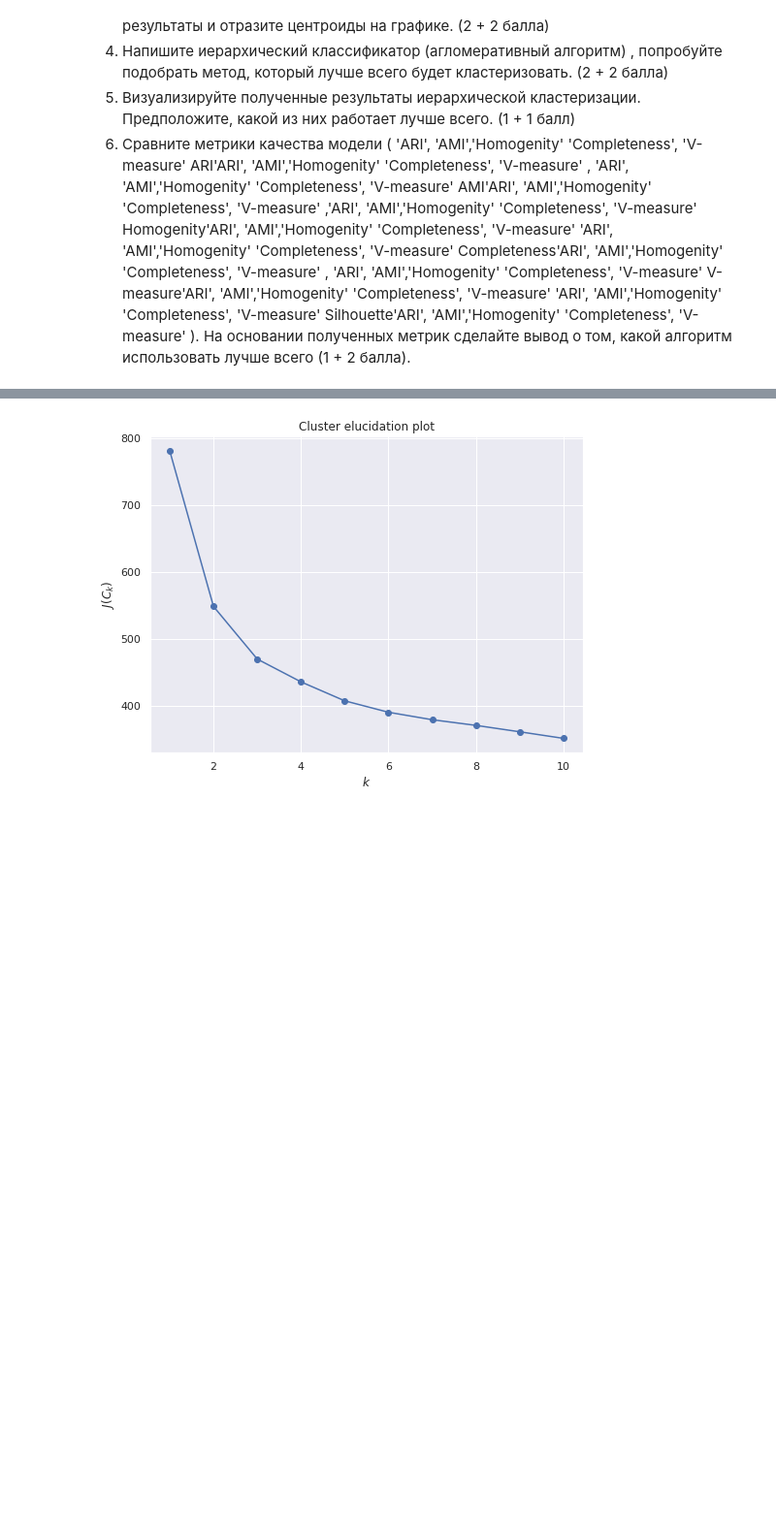
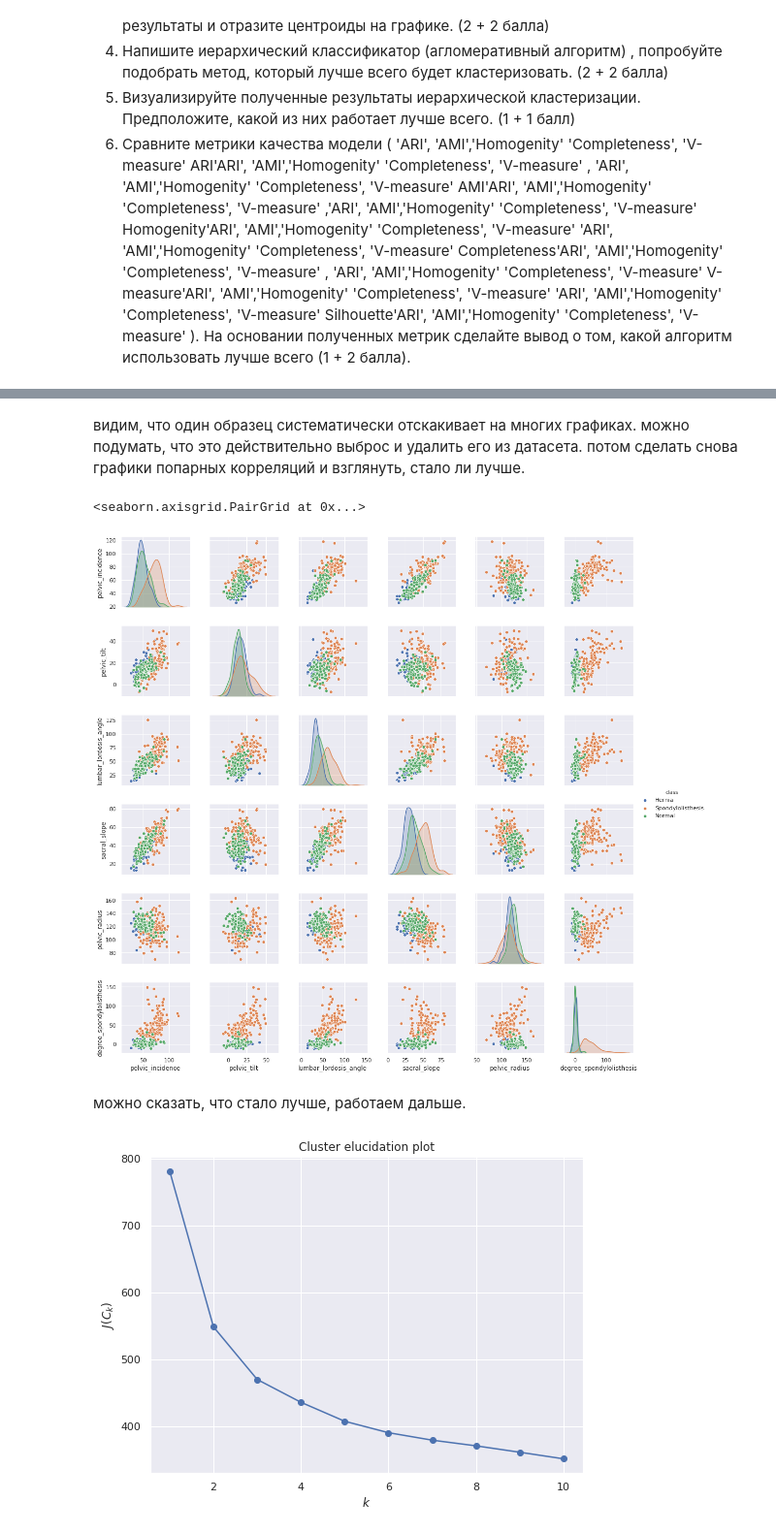
Before and after one commit to alexandretsarev/BI_2019_stat_R, a Jupyter notebook: ML_HW_03.ipynb, the cells around one changed output, grey strips where cells are left out. Shown at 97% size. Cells and saved outputs as stored; diff of their text form; code cells hidden in the pictures; blank space fills up the shorter version.

```diff
--- a/ML_HW_03.ipynb
+++ b/ML_HW_03.ipynb
@@ -49,3 +60,14 @@ sns.scatterplot(x="pelvic_radius", y="degree_spondylolisthesis",hue="class",data
+# %% [markdown]
+видим, что один образец систематически отскакивает на многих графиках. можно подумать, что это действительно выброс
+и удалить его из датасета. потом сделать снова графики попарных корреляций и взглянуть, стало ли лучше.
+# %%
+data = data.query('degree_spondylolisthesis < 400 ')
+sns.pairplot(data.query('degree_spondylolisthesis < 400 '),hue="class")
+# %% [output]
+<seaborn.axisgrid.PairGrid at 0x...>
+[figure, added]
+# %% [markdown]
+можно сказать, что стало лучше, работаем дальше.
 # %%
 X =  data.drop("class",axis=1)
 y = data.loc[:,"class"]
```
Also changed, not shown: parts of 16 cells of this notebook.
